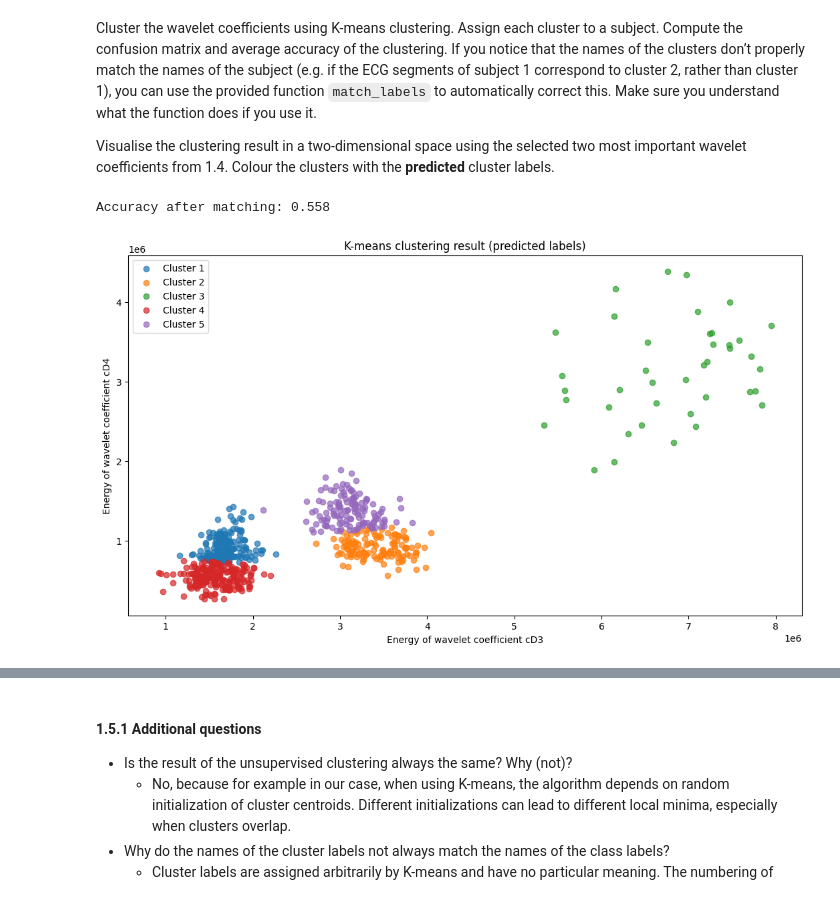
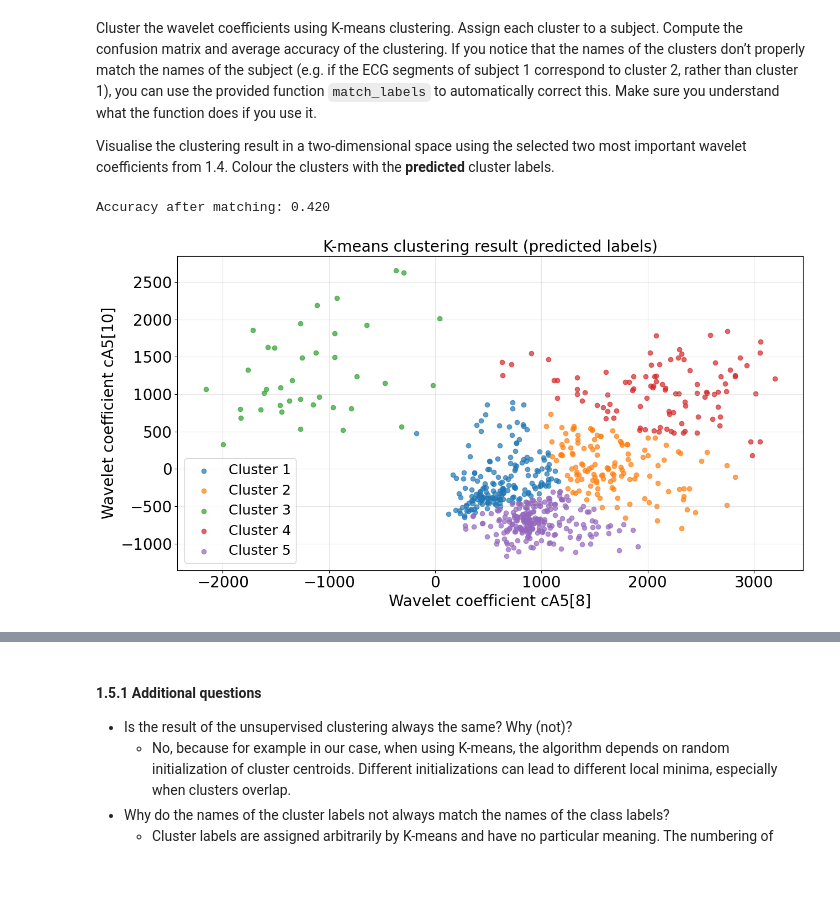
Before and after one commit to teodora-taleska/kuleuven-archive, a Jupyter notebook: Biomedical data processing/Project/Retake/Part 1/2025_project_part1.ipynb, the cells around one changed output, grey strips where cells are left out. Saved outputs shown, nothing was run; the diff lists cells and outputs as text; code cells hidden in the pictures.

```diff
--- a/Biomedical data processing/Project/Retake/Part 1/2025_project_part1.ipynb
+++ b/Biomedical data processing/Project/Retake/Part 1/2025_project_part1.ipynb
@@ -699,7 +740,8 @@ Once the signal is segmented, compute the average ECG segment belonging to subje
 # segment the labels as well (take majority vote if multiple labels present for 1 segment)
 
 # we segment the last filtered signal
-signal_to_segment = sig_butter   # or sig_wi
+# RETAKE CHANGE: use sig_wi instead of sig_butter, since the Wiener filter is the main focus of this exercise and the Butterworth filter was only added as a backup
+signal_to_segment = sig_wi
 current_peaks = pan_tompkins(signal_to_segment, show=False)
 
 pre = int(0.3 * fs)
@@ -731,4 +773,5 @@ segmented_labels = np.asarray(segmented_labels)
 print(f"Total segmented ECG complexes: {len(segmented_ecg)}")
 print("Segment shape:", segmented_ecg.shape)
 print("Labels shape:", segmented_labels.shape)
+print(f"(for reference, the ground-truth label track implies ~{n_beats_est} heartbeats)")
 # %% [output]
@@ -796,24 +858,3 @@ Percentage of segments per subject:
 ### 1.4 Wavelet decomposition
 # %% [markdown]
 Decompose each ECG segment with the Daubechies wavelet of order four using five levels of decomposition. We will use these wavelet decompositions as features for the clustering algorithm.
-# %%
-# The wavelet decomposition of the ECG signal
-# Use the Daubechies wavelet of order four (db4) with five levels to decompose the ECG signal
-
-def wavelet_decompose_segments(segments, wavelet="db4", level=5):
-  features = []
-
-  for seg in segments:
-      coeffs = pywt.wavedec(seg, wavelet=wavelet, level=level)
-      features.append(coeffs)
-
-  return features
-
-wavelet_features = wavelet_decompose_segments(
-    segmented_ecg,
-    wavelet="db4",
-    level=5
-)
-
-print("Number of segments:", len(wavelet_features))
-print("Number of coefficient sets per segment:", len(wavelet_features[0]))
@@ -920,6 +1013,9 @@ def match_labels(ground_truth_labels, predicted_labels):
 
     return best_match, best_acc
 # %%
+import warnings
+warnings.filterwarnings("ignore", message="KMeans is known to have a memory leak")
+
 # Cluster the wavelet coefficients using K-means clustering
 # Create the K-means algorithm object, with k=5 clusters
 
@@ -927,40 +1023,44 @@ X = features_2d # shape (n_segments, 2)
 y_true = segmented_labels
 
 scaler = StandardScaler()
 X_norm = scaler.fit_transform(X)
 
 kmeans = KMeans(n_clusters=5, random_state=42, n_init="auto")
 
 # Get the cluster indices ("Which data point belongs to which cluster?")
 y_pred = kmeans.fit_predict(X_norm)
 
 # Get the cluster centroids
 centroids = kmeans.cluster_centers_
 
 y_pred_matched, acc = match_labels(y_true, y_pred)
 print(f"Accuracy after matching: {acc:.3f}")
 
 # Visualise the clustering result in a two-dimensional space using
 # two wavelet coefficients that are highly representative
 fig, ax = plt.subplots(figsize=(13, 7))
-
 for cl in range(5):
     idx = y_pred_matched == (cl + 1)
     ax.scatter(
         X[idx, 0],
         X[idx, 1],
         label=f"Cluster {cl + 1}",
         alpha=0.7
     )
 
-ax.set_xlabel("Energy of wavelet coefficient cD3")
-ax.set_ylabel("Energy of wavelet coefficient cD4")
-ax.set_title("K-means clustering result (predicted labels)")
-ax.legend()
+# RETAKE CHANGE: axis labels now name the two coefficients actually selected earlier, replacing the old hardcoded "cD3/cD4 energy" labels, which described a feature that is no longer what X contains.
+ax.set_xlabel(f"Wavelet coefficient {coeff_name(idx1)}", fontsize=20)
+ax.set_ylabel(f"Wavelet coefficient {coeff_name(idx2)}", fontsize=20)
+ax.set_title("K-means clustering result (predicted labels)", fontsize=20)
+ax.tick_params(labelsize=20)
+ax.legend(fontsize=18)
+ax.grid(alpha=0.3)
+plt.tight_layout()
+save_fig(fig, "p1_kmeans_wavelet_2d")
 plt.show()
 # %% [output]
-Accuracy after matching: 0.558
+Accuracy after matching: 0.420
-[figure, old version]
+[figure, new version]
 # %%
 from sklearn.metrics import confusion_matrix
 
```
Also changed, not shown: parts of 33 cells of this notebook, 20 other files.
